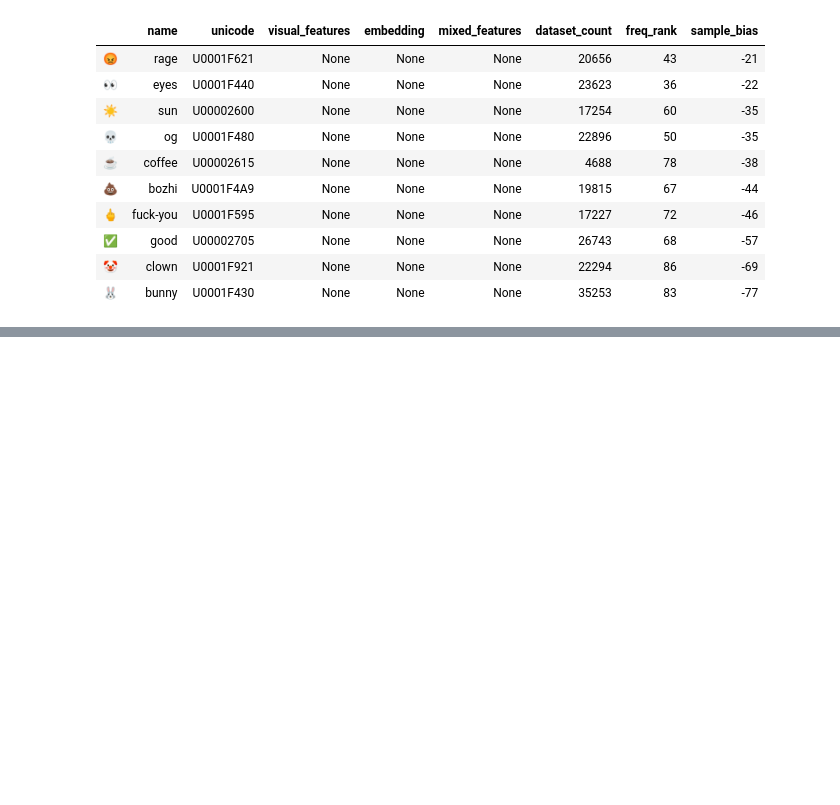
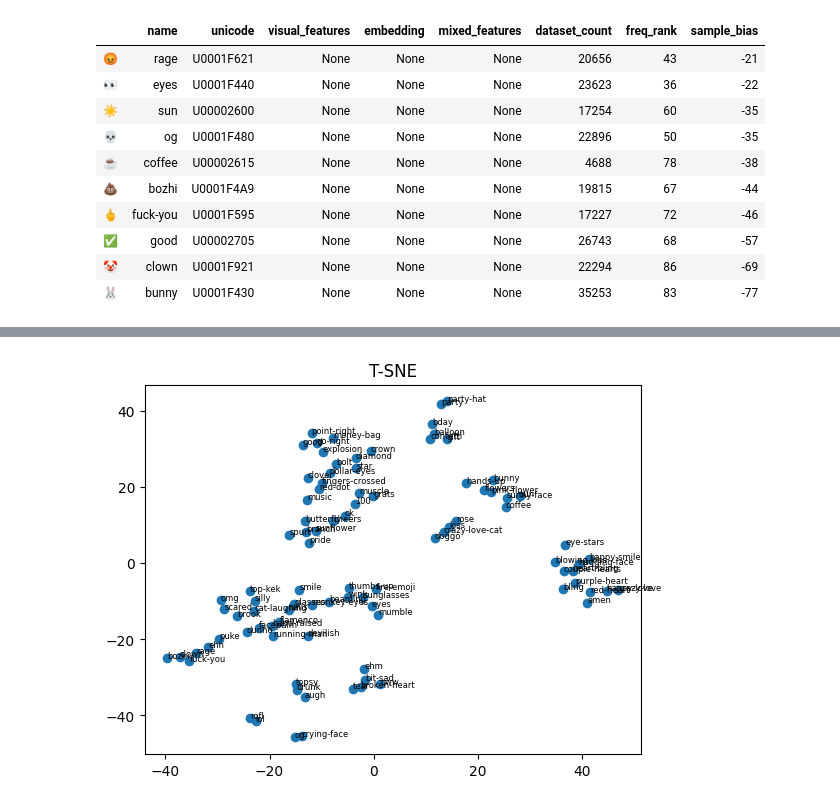
Before and after one commit to Supersheep7/CCS2_emoji, a Jupyter notebook: experiments.ipynb, the cells around one changed output, grey strips where cells are left out. Drawn from its saved outputs; the diff is of its cells as text; code cells hidden in the pictures; blank space fills up the shorter version.

Commit message:
Collected embeddings

```diff
--- a/experiments.ipynb
+++ b/experiments.ipynb
@@ -341,3 +350,10 @@ dictionary[-10:]
 # Top 10 Under-represented: tear, smile, bit-sad, facepalm, monkey-eyes, ehh, dunno, balloon, blowing-kiss, omg
 
 # Top 10 absolute bias: bunny, clown, good, fuck-you, bozhi, coffee, tear, og, sun, smile
+# %%
+from embeddings import extract_embeddings
+
+embedding_list = extract_embeddings(df, emojis)
+
+for emoji, embedding in embedding_list:
+    dictionary.loc[emoji, 'embedding'] = embedding
@@ -343,0 +365,3 @@ dictionary[-10:]
+# %%
+for emoji, embedding in embedding_list:
+    dictionary.at[emoji, 'embedding'] = embedding
@@ -343,0 +384,16 @@ dictionary[-10:]
+# %%
+from sklearn.manifold import TSNE
+import numpy as np
+
+X = dictionary['embedding'].tolist()
+X = np.array(X)
+
+n_samples, n_features = X.shape
+
+print(X.shape)
+
+X = X.reshape(n_samples, -1)
+
+X_embedded = TSNE(n_components=2, learning_rate='auto', init='random', perplexity=3).fit_transform(X)
+
+df_tsne = pd.DataFrame(X_embedded, columns=['tsne_feature1', 'tsne_feature2'])
@@ -343,0 +402,3 @@ dictionary[-10:]
+# %%
+df_tsne['emoji_name'] = dictionary['name'].tolist()
+df_tsne['emoji'] = dictionary.index
@@ -343,0 +421,15 @@ dictionary[-10:]
+# %%
+import matplotlib.pyplot as plt
+
+plt.scatter(df_tsne['tsne_feature1'], df_tsne['tsne_feature2'], label=df_tsne['emoji_name'])
+
+# Set labels and title
+plt.title('T-SNE')
+
+for i, txt in enumerate(df_tsne['emoji_name']):
+    plt.annotate(txt, (df_tsne['tsne_feature1'][i], df_tsne['tsne_feature2'][i]), fontsize=6)
+
+
+plt.show()
+# %% [output]
+[figure, added]
```
Also changed, not shown: parts of 11 cells of this notebook, 3 other files.
